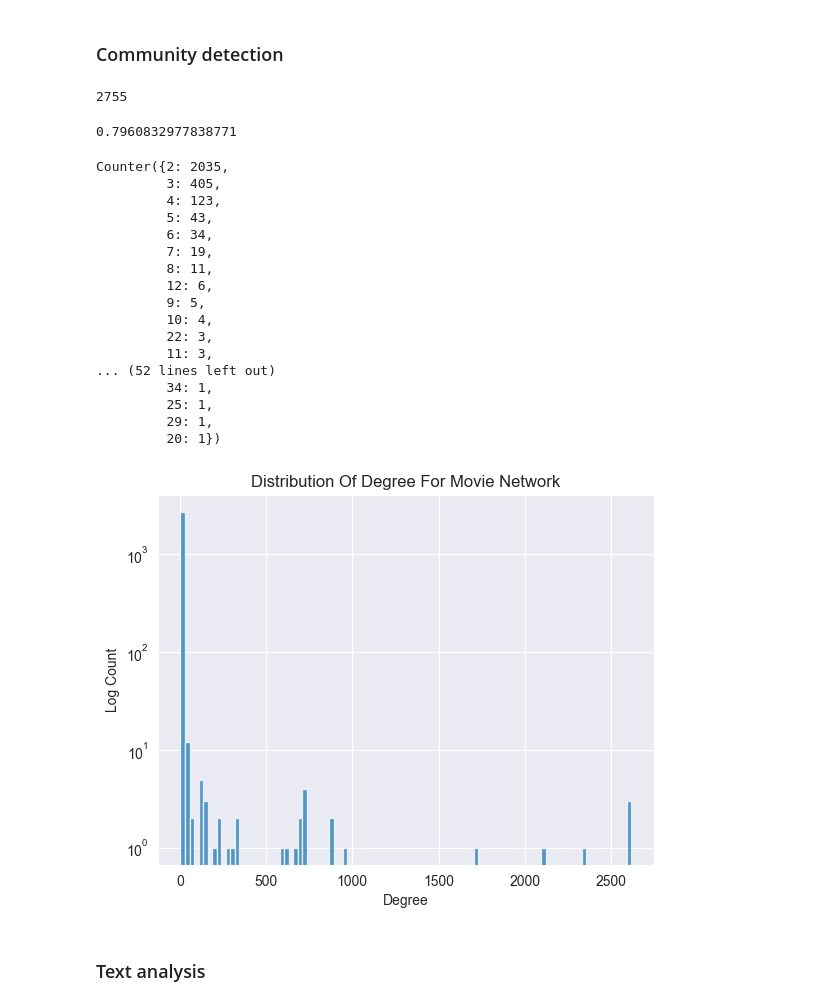
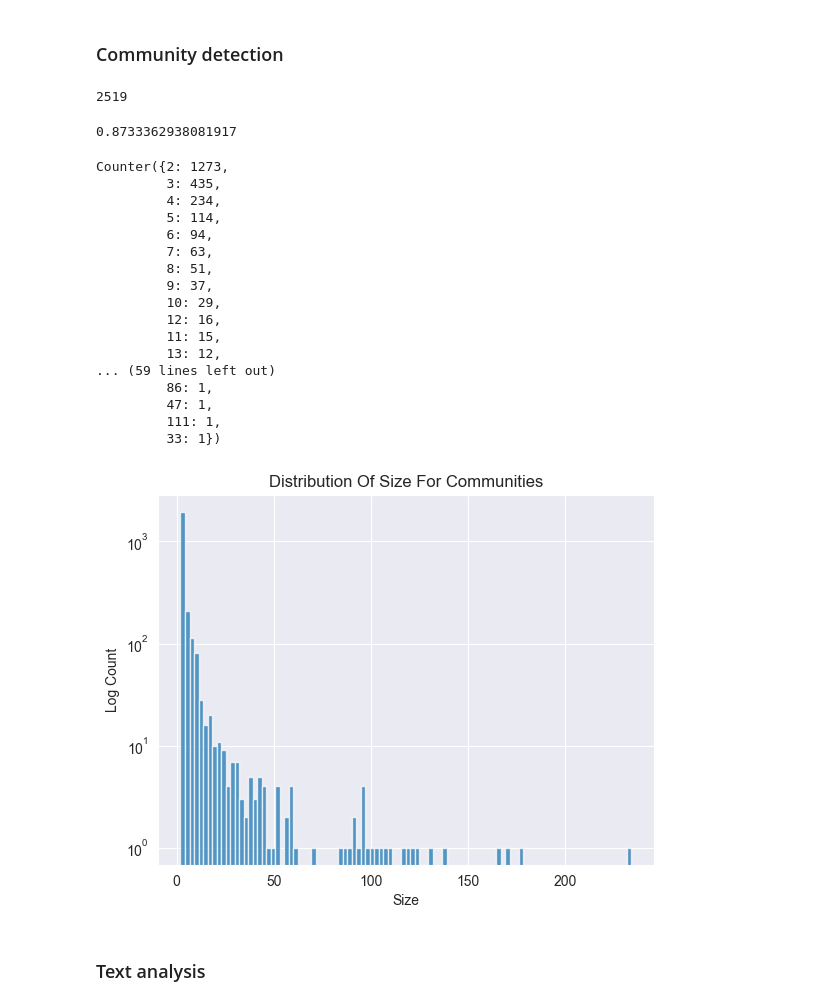
Before and after one commit to runeharlyk/CSS-02467-exam-project, a Jupyter notebook: Part 1.ipynb, the cells around one changed output. Cells and saved outputs as stored; diff of their text form; code cells hidden in the pictures.

Commit message:
Refining of filtering and attributes

```diff
--- a/Part 1.ipynb
+++ b/Part 1.ipynb
@@ -69,6 +70,15 @@ df_meta = df_meta.with_columns(
     .str.extract(r"([0-9]+(?:\.[0-9]+)?)", 1)
     .cast(pl.Float64)
     .fill_null(-1)
+)
+
+# Map title
+df_meta = df_meta.with_columns(
+    pl.col("title")
+      .str.replace(r"\[.*?\]", "", literal=False)
+      .str.replace(r"\(.*?\)", "", literal=False)
+      .str.strip_chars()
+      .alias("title")
 )
 
 # Map description
@@ -137,7 +147,7 @@ shape: (5, 9)
 # %% [markdown]
 ### Process review data
 # %%
-df = pl.scan_ndjson(REVIEW_DATA_FILE).filter(pl.col('verified_purchase') == True).filter(pl.col('helpful_vote') != 0)
+df = pl.scan_ndjson(REVIEW_DATA_FILE).filter(pl.col('verified_purchase') == True)#.filter(pl.col('helpful_vote') != 0)
 existing = set(df.collect_schema().keys())
 drop_cols = {'images', 'style', 'verified_purchase', 'asin', 'helpful_vote', 'title'}
 keep_cols = list(existing - drop_cols)
@@ -277,7 +315,7 @@ Counter((w for _, _, w in movie_edgelist))
 # %% [markdown]
 ### Graph
 # %%
-WEIGHT_THRESHOLD = 2
+WEIGHT_THRESHOLD = 10
 weighted_movie_edge = [(a, b, w) for (a, b, w) in movie_edgelist if w >= WEIGHT_THRESHOLD]
 len(weighted_movie_edge)
 # %% [output]
@@ -326,7 +364,7 @@ def modularity(G, partitions):
     return sum((community_modularity(G, c, L) for c in partitions))
 # %%
 def louvain_partitions(G):
-    partition = community_louvain.best_partition(G, randomize=False)
+    partition = community_louvain.best_partition(G, randomize=False, resolution=1)
     groups = defaultdict(set)
     for node, comm in partition.items():
         groups[comm].add(node)
@@ -335,36 +373,35 @@ def louvain_partitions(G):
 communities = louvain_partitions(G)
 len(communities)
 # %% [output]
-2755
+2519
 # %%
 modularity(G, communities)
 # %% [output]
-0.7960832977838771
+0.8733362938081917
 # %%
 X = list(map(len, communities))
-# X = [x for x in X if x < 100]
 plt.yscale("log")
-plt.title("Distribution Of Degree For Movie Network")
-plt.xlabel("Degree")
+plt.title("Distribution Of Size For Communities")
+plt.xlabel("Size")
 plt.ylabel("Log Count")
 plt.hist(X, 100, alpha=0.75);
 Counter(X)
 # %% [output]
-Counter({2: 2035,
-         3: 405,
-         4: 123,
-         5: 43,
-         6: 34,
-         7: 19,
-         8: 11,
-         12: 6,
-         9: 5,
-         10: 4,
-         22: 3,
-         11: 3,
-... (52 lines left out)
-         34: 1,
-         25: 1,
-         29: 1,
-         20: 1})
+Counter({2: 1273,
+         3: 435,
+         4: 234,
+         5: 114,
+         6: 94,
+         7: 63,
+         8: 51,
+         9: 37,
+         10: 29,
+         12: 16,
+         11: 15,
+         13: 12,
+... (59 lines left out)
+         86: 1,
+         47: 1,
+         111: 1,
+         33: 1})
-[figure, old version]
+[figure, new version]
```
Also changed, not shown: parts of 29 cells of this notebook.
